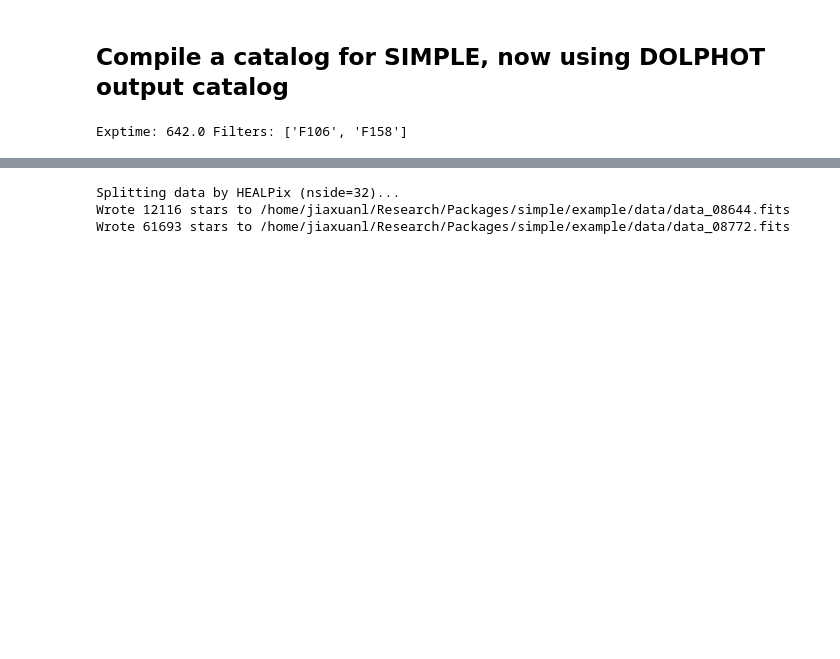
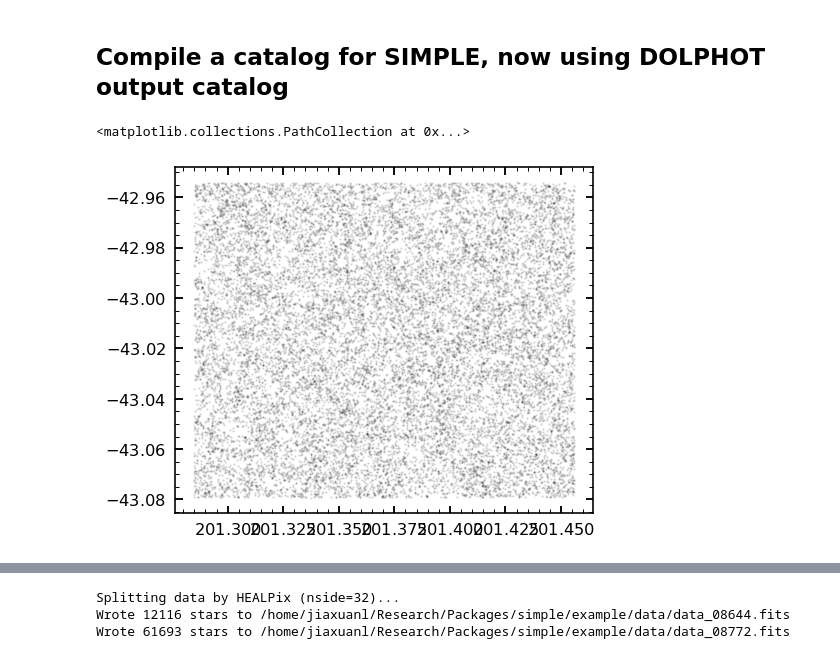
Before and after one commit to AstroJacobLi/Rosesim, a Jupyter notebook: notebook/Rosesim/simple/05_UFD_detection.ipynb, the cells around one changed output, grey strips where cells are left out. Cells and saved outputs as stored; diff of their text form; code cells hidden in the pictures; blank space fills up the shorter version.

Commit message:
update rosesim after cycle 1

```diff
--- a/notebook/Rosesim/simple/05_UFD_detection.ipynb
+++ b/notebook/Rosesim/simple/05_UFD_detection.ipynb
@@ -127,17 +128,3 @@ def point_source_cut(cat, snr=5, crowd={'f158': 0.5, 'f106': 0.5}, sharp={'f158'
     flag &= (cat['chi_f106'] < 3)
     flag &= (cat['chi_f158'] < 3)
     return flag
-# %%
-exptime = 642
-host = 'ngc253'
-cat = read_dolphot_cat(f'/scratch/gpfs/JENNYG/jiaxuanl/Data/SBF/Rosesim/DOLPHOT/{host}/{host}_{exptime}s.phot', f'/scratch/gpfs/JENNYG/jiaxuanl/Data/SBF/Rosesim/DOLPHOT/{host}/{host}_{exptime}s.phot.columns', fake=False)
-cat['quality_flag'] = quality_cut(cat, snr=3, crowd={'f158': 0.5, 'f106': 0.5}, sharp={'f158': 0.01, 'f106': 0.01})
-cat['star_flag'] = point_source_cut(cat, snr=3, crowd={'f158': 0.5, 'f106': 0.5}, sharp={'f158': 0.01, 'f106': 0.01})
-
-from astropy.wcs import WCS
-w = WCS(fits.open(f'/scratch/gpfs/JENNYG/jiaxuanl/Data/SBF/Rosesim/DOLPHOT/{host}/raw/F158_{exptime}s.fits')[0].header)
-cat['ra'], cat['dec'] = w.all_pix2world(cat['x'], cat['y'], 1)
-
-cat['label'] = 0 # bkg sources
-# %% [output]
-Exptime: 642.0 Filters: ['F106', 'F158']
@@ -149,3 +139,9 @@ Exptime: 642.0 Filters: ['F106', 'F158']
+# %%
+flag = cat['star_flag']
+plt.scatter(cat[flag]['ra'], cat[flag]['dec'], s=1, c='k', alpha=0.1)
+# %% [output]
+<matplotlib.collections.PathCollection at 0x...>
+[figure, added]
 # %%
 plt.scatter(cat['ra'], cat['dec'], s=1, c='k', alpha=0.1)
 # plt.scatter(cat['ra'][inside], cat['dec'][inside], s=1, c='k', alpha=0.3)
```
Also changed, not shown: parts of 25 cells of this notebook, 46 other files.
